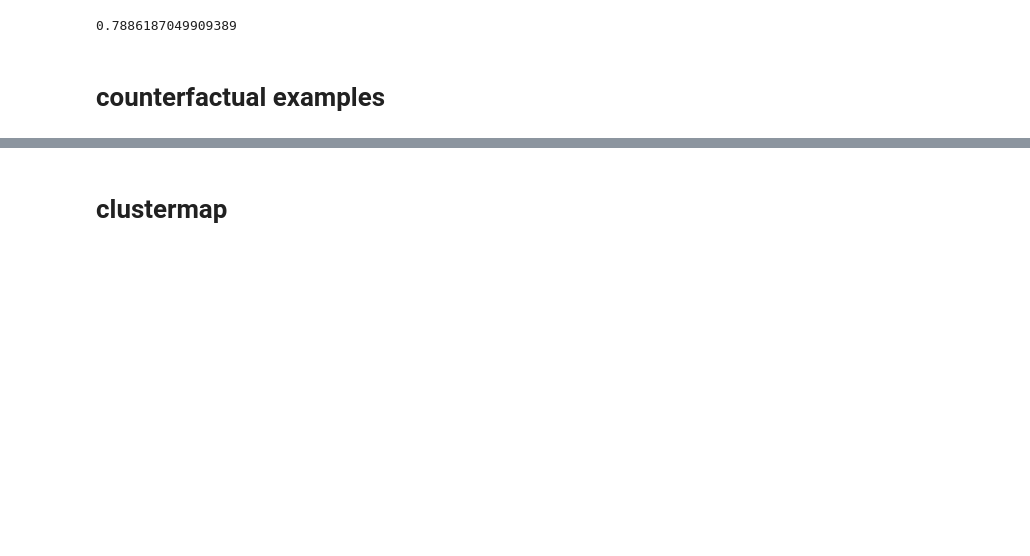
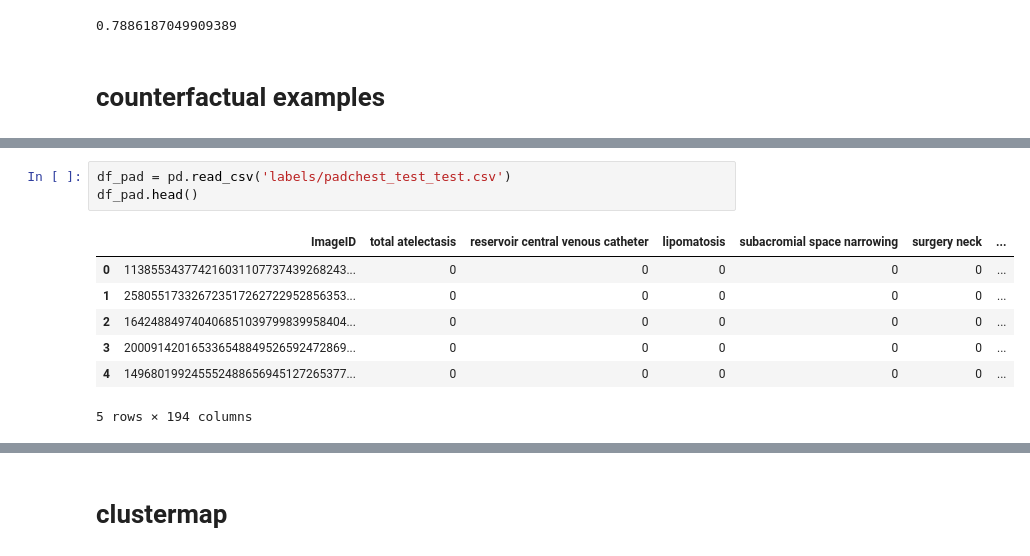
Before and after one commit to peterhan91/diffae_med, a Jupyter notebook: manipulate_padchest.ipynb, the cells around one changed output, grey strips where cells are left out. Drawn from its saved outputs; the diff is of its cells as text; blank space fills up the shorter version.

```diff
--- a/manipulate_padchest.ipynb
+++ b/manipulate_padchest.ipynb
@@ -158,3 +191,14 @@ loading pretrain ... 90M
 step: 833333
 loading latent stats ...
 latent step: 37500
+# %%
+df_pad = pd.read_csv('labels/padchest_test_test.csv')
+df_pad.head()
+# %% [output]
+|  | ImageID | total atelectasis | reservoir central venous catheter | lipomatosis | subacromial space narrowing | surgery neck | ... |
+| 0 | 113855343774216031107737439268243... | 0 | 0 | 0 | 0 | 0 | ... |
+| 1 | 258055173326723517262722952856353... | 0 | 0 | 0 | 0 | 0 | ... |
+| 2 | 164248849740406851039799839958404... | 0 | 0 | 0 | 0 | 0 | ... |
+| 3 | 200091420165336548849526592472869... | 0 | 0 | 0 | 0 | 0 | ... |
+| 4 | 149680199245552488656945127265377... | 0 | 0 | 0 | 0 | 0 | ... |
+5 rows × 194 columns
```
Also changed, not shown: parts of 12 cells of this notebook, 19 other files.
